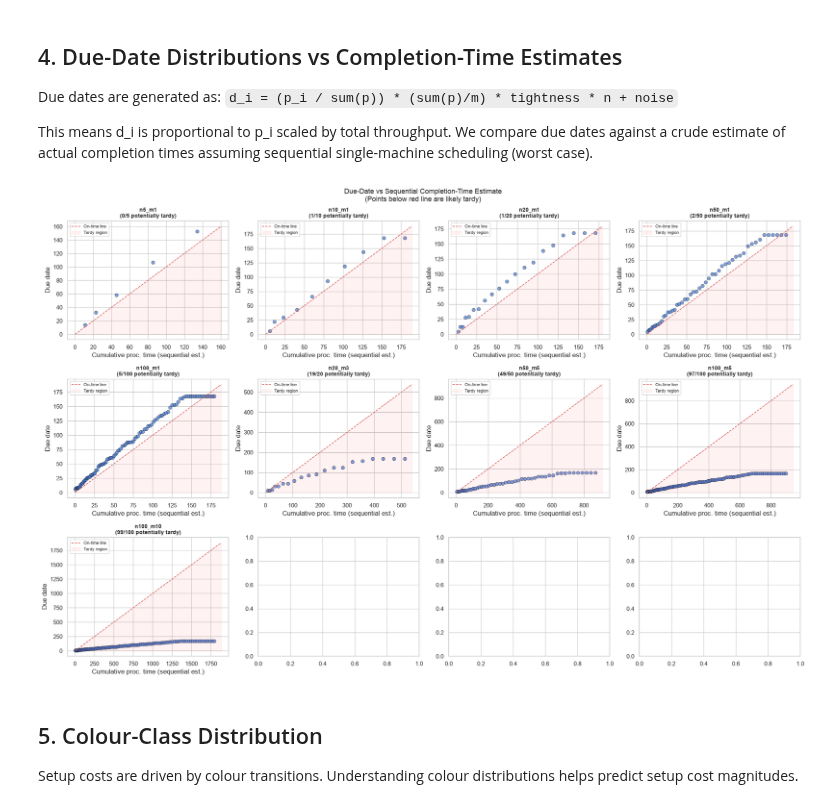
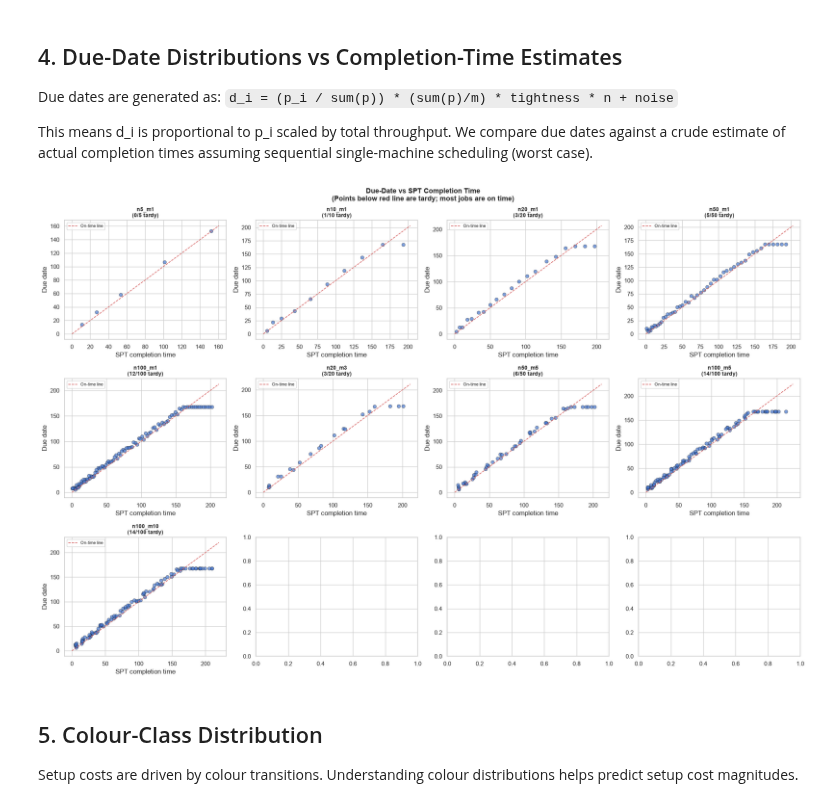
Before and after one commit to Gogula11/Dissertation, a Jupyter notebook: notebooks/01_exploration.ipynb, the cells around one changed output. Cells and saved outputs as stored; diff of their text form; code cells hidden in the pictures.

```diff
--- a/notebooks/01_exploration.ipynb
+++ b/notebooks/01_exploration.ipynb
@@ -184,36 +184,42 @@ This means d_i is proportional to p_i scaled by total throughput. We compare due
 # %%
 fig, axes = plt.subplots(3, 4, figsize=(20, 13))
 axes = axes.flatten()
 
 for ax, cfg in zip(axes, INSTANCE_CONFIGS):
     lbl = cfg["label"]
     inst = instances[lbl]
 
-    # Crude sequential estimate: cumulative sum of proc times (no setup, 1 machine)
-    proc_sorted = np.sort(inst["proc_times"])
-    cumulative = np.cumsum(proc_sorted)
-    due_sorted = np.sort(inst["due_dates"])
+    # Compute actual SPT completion times (accounts for m machines)
+    from src.heuristics import spt
+    sigma_spt = spt(inst)
+    C = np.zeros(inst["n"], dtype=np.float32)
+    for machine_seq in sigma_spt:
+        t = 0.0
+        for idx, job in enumerate(machine_seq):
+            if idx > 0:
+                t += inst["setup_time"][machine_seq[idx-1]][job]
+            t += inst["proc_times"][job]
+            C[job] = t
 
-    ax.scatter(cumulative, due_sorted, alpha=0.7, s=40, edgecolors="black", linewidths=0.5)
-    # 45-degree reference line
-    lim_max = max(cumulative.max(), due_sorted.max()) * 1.05
+    due = inst["due_dates"]
+
+    ax.scatter(C, due, alpha=0.7, s=40, edgecolors="black", linewidths=0.5)
+    lim_max = max(C.max(), due.max()) * 1.05
     ax.plot([0, lim_max], [0, lim_max], "r--", linewidth=1.2, label="On-time line")
-    ax.fill_between([0, lim_max], [0, lim_max], [0, 0],
-                    alpha=0.05, color="red", label="Tardy region")
 
-    n_tardy = int((due_sorted < cumulative).sum())
-    ax.set_title(f"{lbl}\n({n_tardy}/{inst['n']} potentially tardy)", fontsize=10, fontweight="bold")
-    ax.set_xlabel("Cumulative proc. time (sequential est.)")
+    n_tardy = int((due < C).sum())
+    ax.set_title(f"{lbl}\n({n_tardy}/{inst['n']} tardy)", fontsize=10, fontweight="bold")
+    ax.set_xlabel("SPT completion time")
     ax.set_ylabel("Due date")
     ax.legend(fontsize=8)
 
-fig.suptitle("Due-Date vs Sequential Completion-Time Estimate\n(Points below red line are likely tardy)",
-             fontsize=13)
+fig.suptitle("Due-Date vs SPT Completion Time\n(Points below red line are tardy; most jobs are on time)",
+             fontsize=13, fontweight="bold")
 plt.tight_layout()
 plt.savefig(os.path.join(root, "figures/01_duedates_vs_completion.png"), dpi=150, bbox_inches="tight")
 plt.show()
 # %% [output]
-[figure, old version]
+[figure, new version]
 # %% [markdown]
 ## 5. Colour-Class Distribution
 
```
Also changed, not shown: 3 other files.
